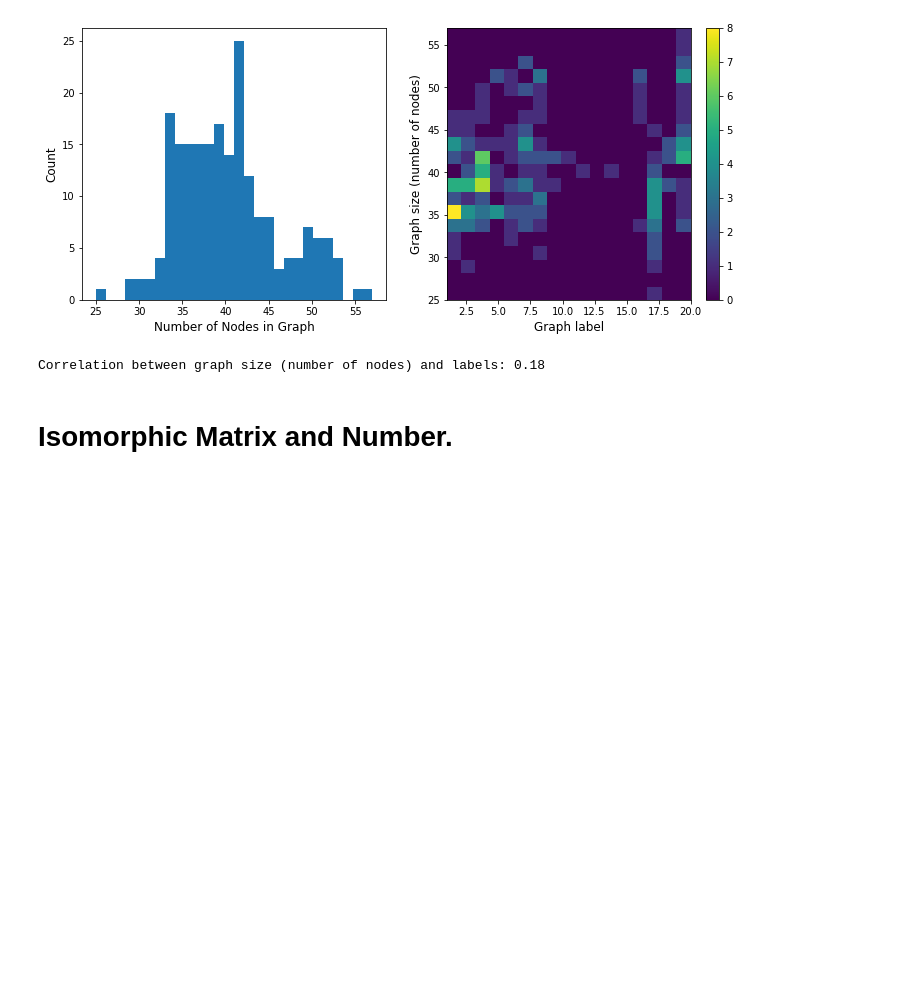
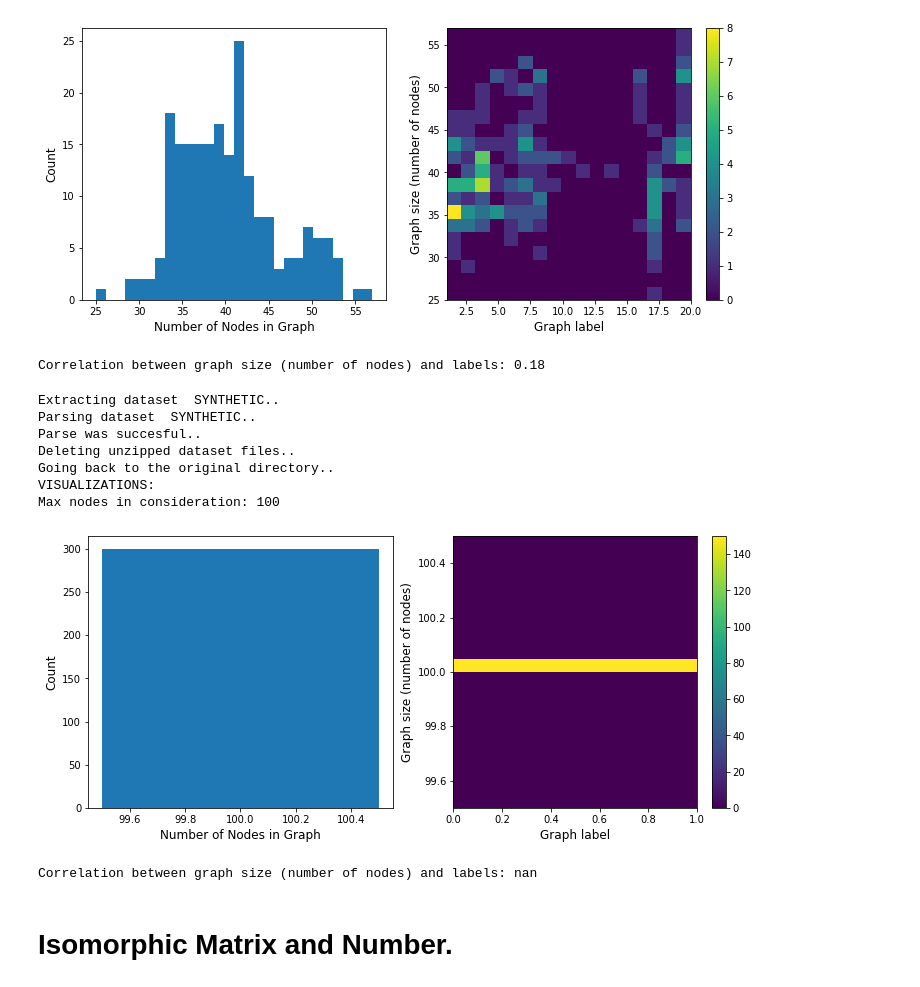
Before and after one commit to LeeYuuuan/Graph-Kernel-Isomorphic-, a Jupyter notebook: TUDatasetAnalsis.ipynb, the cells around one changed output. Drawn from its saved outputs; the diff is of its cells as text; code cells hidden in the pictures; blank space fills up the shorter version.

```diff
--- a/TUDatasetAnalsis.ipynb
+++ b/TUDatasetAnalsis.ipynb
@@ -418,6 +463,18 @@ VISUALIZATIONS:
 Max nodes in consideration: 57
 [figure]
 Correlation between graph size (number of nodes) and labels: 0.18
+# %%
+GetNodeDistribution("SYNTHETIC")
+# %% [output]
+Extracting dataset  SYNTHETIC..
+Parsing dataset  SYNTHETIC..
+Parse was succesful..
+Deleting unzipped dataset files..
+Going back to the original directory..
+VISUALIZATIONS:
+Max nodes in consideration: 100
+[figure, added]
+Correlation between graph size (number of nodes) and labels: nan
 # %% [markdown]
 # Isomorphic Matrix and Number.
 # %% [markdown]
```
Also changed, not shown: parts of 24 cells of this notebook.
